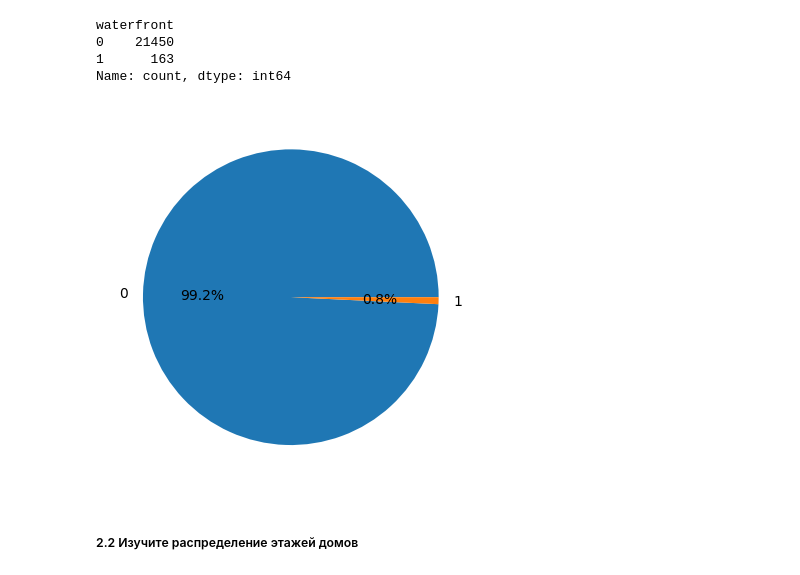
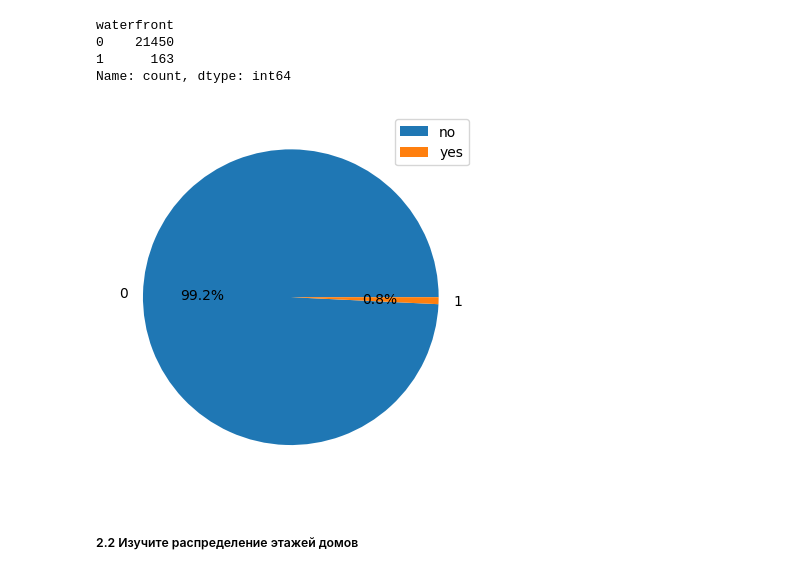
Before and after one commit to machinajg/Homework_4_pandas, a Jupyter notebook: Homework_4_pandas.ipynb, the cells around one changed output. Saved outputs shown, nothing was run; the diff lists cells and outputs as text; code cells hidden in the pictures.

```diff
--- a/Homework_4_pandas.ipynb
+++ b/Homework_4_pandas.ipynb
@@ -74,9 +74,10 @@ Name: count, dtype: int64
 # %%
 plt.figure()
 plt.pie(data.values, labels = data.index, autopct="%.1f%%")
+plt.legend(['no', 'yes'])
 plt.show()
 # %% [output]
-[figure, old version]
+[figure, new version]
 # %% [markdown]
 ##### 2.2 Изучите распределение этажей домов
 # %%
```
Also changed, not shown: parts of 4 cells of this notebook.
